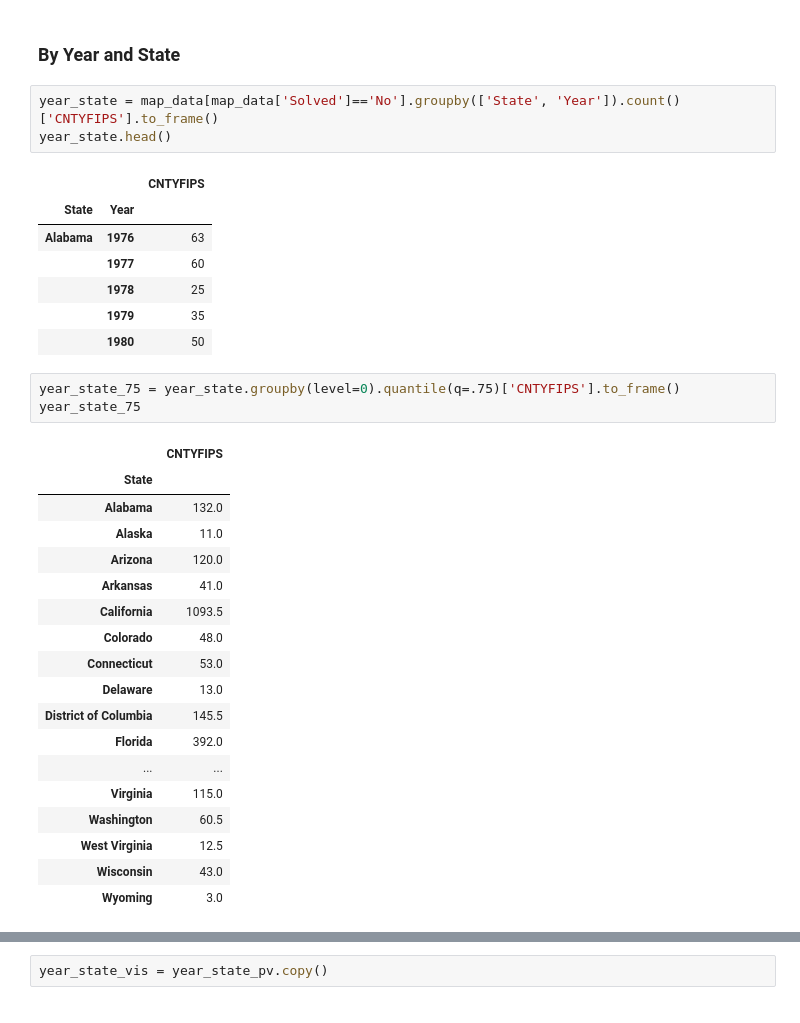
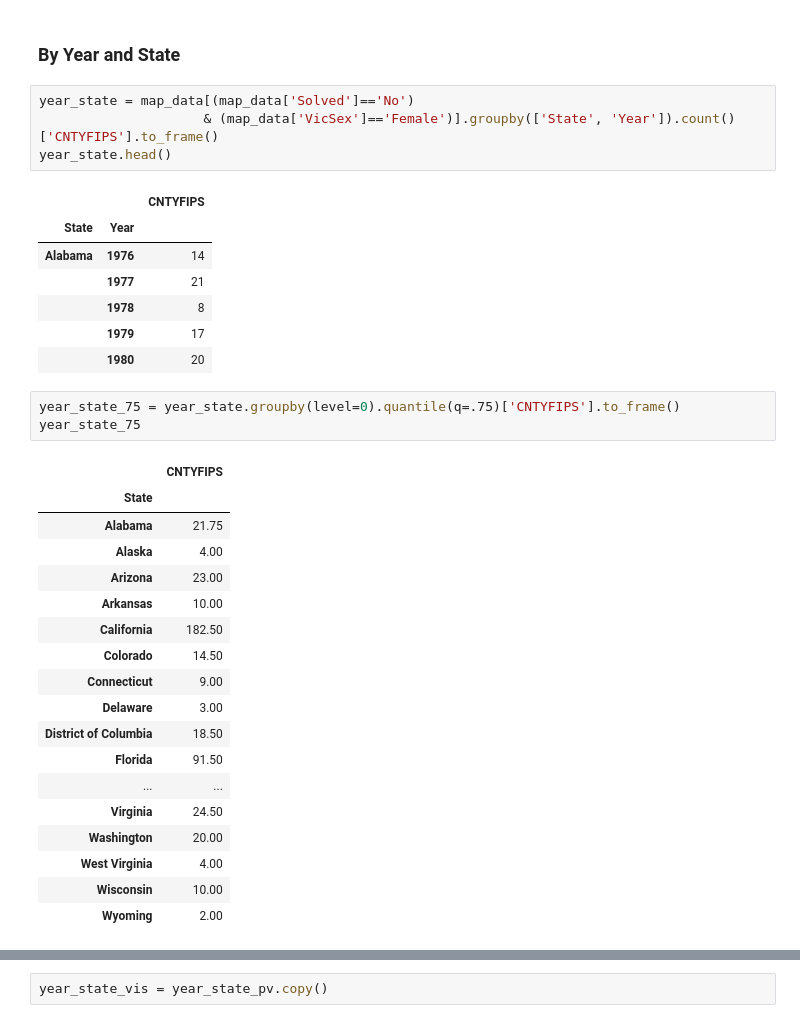
Before and after one commit to fadeeva/weird_projects, a Jupyter notebook: Serial_Killers/Outliers_in_Murder_Accountability_Project.ipynb, the cells around one changed output, grey strips where cells are left out. Drawn from its saved outputs; the diff is of its cells as text.

```diff
--- a/Serial_Killers/Outliers_in_Murder_Accountability_Project.ipynb
+++ b/Serial_Killers/Outliers_in_Murder_Accountability_Project.ipynb
@@ -148,38 +239,39 @@ ax[2].legend()
 # %% [markdown]
 ### By Year and State
 # %%
-year_state = map_data[map_data['Solved']=='No'].groupby(['State', 'Year']).count()['CNTYFIPS'].to_frame()
+year_state = map_data[(map_data['Solved']=='No')
+                     & (map_data['VicSex']=='Female')].groupby(['State', 'Year']).count()['CNTYFIPS'].to_frame()
 year_state.head()
 # %% [output]
 |  |  | CNTYFIPS |
 | State | Year |  |
-| Alabama | 1976 | 63 |
-|  | 1977 | 60 |
-|  | 1978 | 25 |
-|  | 1979 | 35 |
-|  | 1980 | 50 |
+| Alabama | 1976 | 14 |
+|  | 1977 | 21 |
+|  | 1978 | 8 |
+|  | 1979 | 17 |
+|  | 1980 | 20 |
 # %%
 year_state_75 = year_state.groupby(level=0).quantile(q=.75)['CNTYFIPS'].to_frame()
 year_state_75
 # %% [output]
 |  | CNTYFIPS |
 | State |  |
-| Alabama | 132.0 |
-| Alaska | 11.0 |
-| Arizona | 120.0 |
-| Arkansas | 41.0 |
-| California | 1093.5 |
-| Colorado | 48.0 |
-| Connecticut | 53.0 |
-| Delaware | 13.0 |
-| District of Columbia | 145.5 |
-| Florida | 392.0 |
+| Alabama | 21.75 |
+| Alaska | 4.00 |
+| Arizona | 23.00 |
+| Arkansas | 10.00 |
+| California | 182.50 |
+| Colorado | 14.50 |
+| Connecticut | 9.00 |
+| Delaware | 3.00 |
+| District of Columbia | 18.50 |
+| Florida | 91.50 |
 | ... | ... |
-| Virginia | 115.0 |
-| Washington | 60.5 |
-| West Virginia | 12.5 |
-| Wisconsin | 43.0 |
-| Wyoming | 3.0 |
+| Virginia | 24.50 |
+| Washington | 20.00 |
+| West Virginia | 4.00 |
+| Wisconsin | 10.00 |
+| Wyoming | 2.00 |
 # %%
 year_state_pv = year_state.copy()
 year_state_pv = pd.pivot_table(year_state_pv, index='Year', columns='State', values='CNTYFIPS')
```
Also changed, not shown: parts of 16 cells of this notebook, 1 other file.
